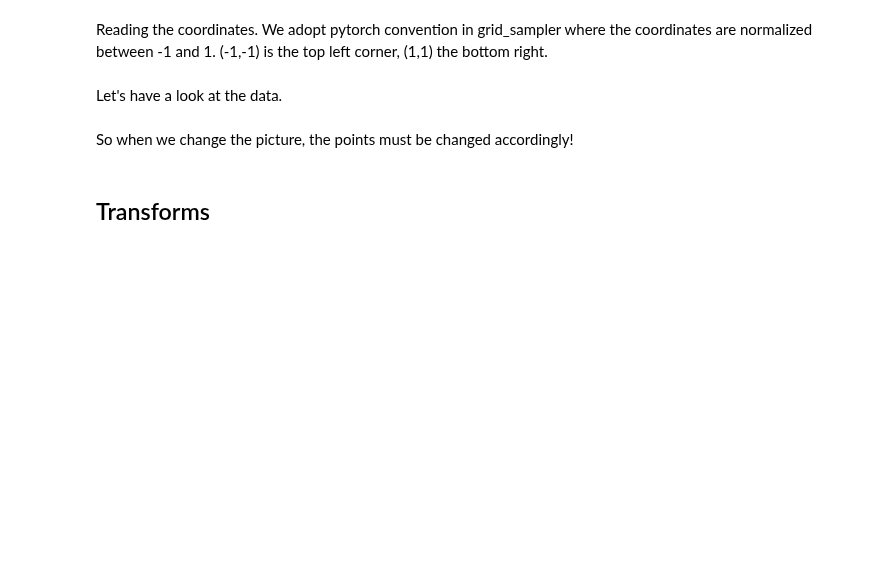
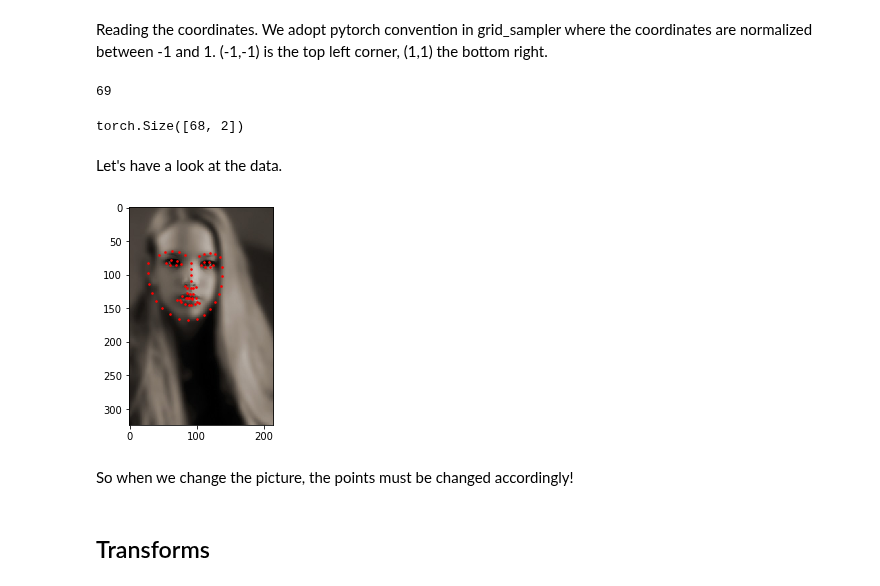
Before and after one commit to fastai/fastai_old, a Jupyter notebook: dev_nb/005a_coords.ipynb, the cells around one changed output. Saved outputs shown, nothing was run; the diff lists cells and outputs as text; code cells hidden in the pictures; blank space fills up the shorter version.

```diff
--- a/dev_nb/005a_coords.ipynb
+++ b/dev_nb/005a_coords.ipynb
@@ -35,15 +25,19 @@ Reading the coordinates. We adopt pytorch convention in grid_sampler where the c
 # %%
 pose_pnts = []
 for i, fname in enumerate(img_fns):
-    w,h = Image.open(fname).size
+    w,h = PIL.Image.open(fname).size
     coords = np.array(poses[poses['image_name'] == fname.name].iloc[0][1:], dtype=np.float32)
     coords = torch.tensor(coords).view(-1,2)
     coords.div_(torch.tensor([w/2,h/2])[None]).add_(-1)
     pose_pnts.append(coords)
 # %%
 len(pose_pnts)
+# %% [output]
+69
 # %%
 pose_pnts[0].shape
+# %% [output]
+torch.Size([68, 2])
 # %% [markdown]
 Let's have a look at the data.
 # %%
@@ -54,8 +48,10 @@ def show_pose(img, pnts, ax=None):
     pnts = (pnts.numpy() + 1) * np.array([w/2,h/2])[None]
     ax.scatter(pnts[:, 0], pnts[:, 1], s=10, marker='.', c='r')
 # %%
-img = Image.open(img_fns[0])
+img = PIL.Image.open(img_fns[0])
 show_pose(img, pose_pnts[0])
+# %% [output]
+[figure, added]
 # %% [markdown]
 So when we change the picture, the points must be changed accordingly!
 # %%
```
Also changed, not shown: parts of 21 cells of this notebook, 7 other files.
